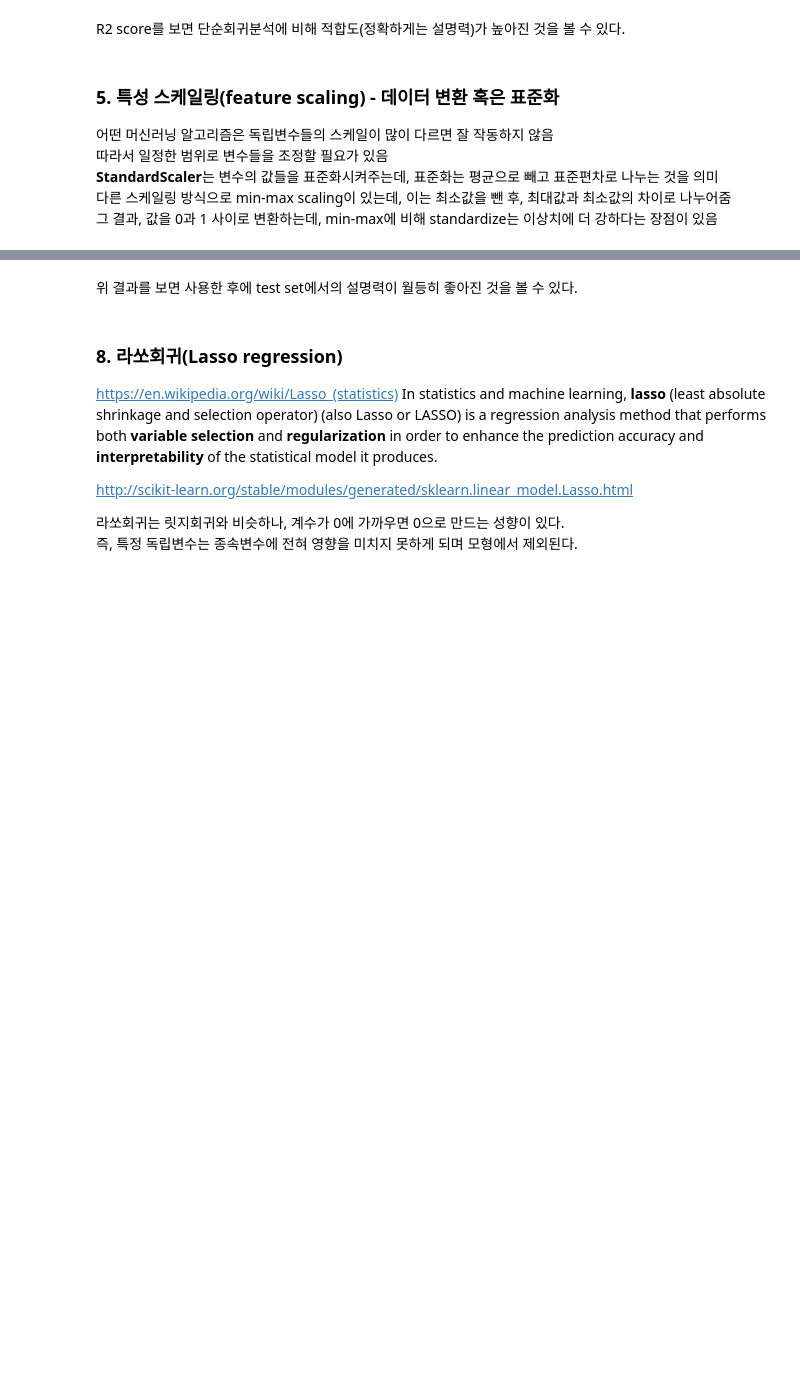
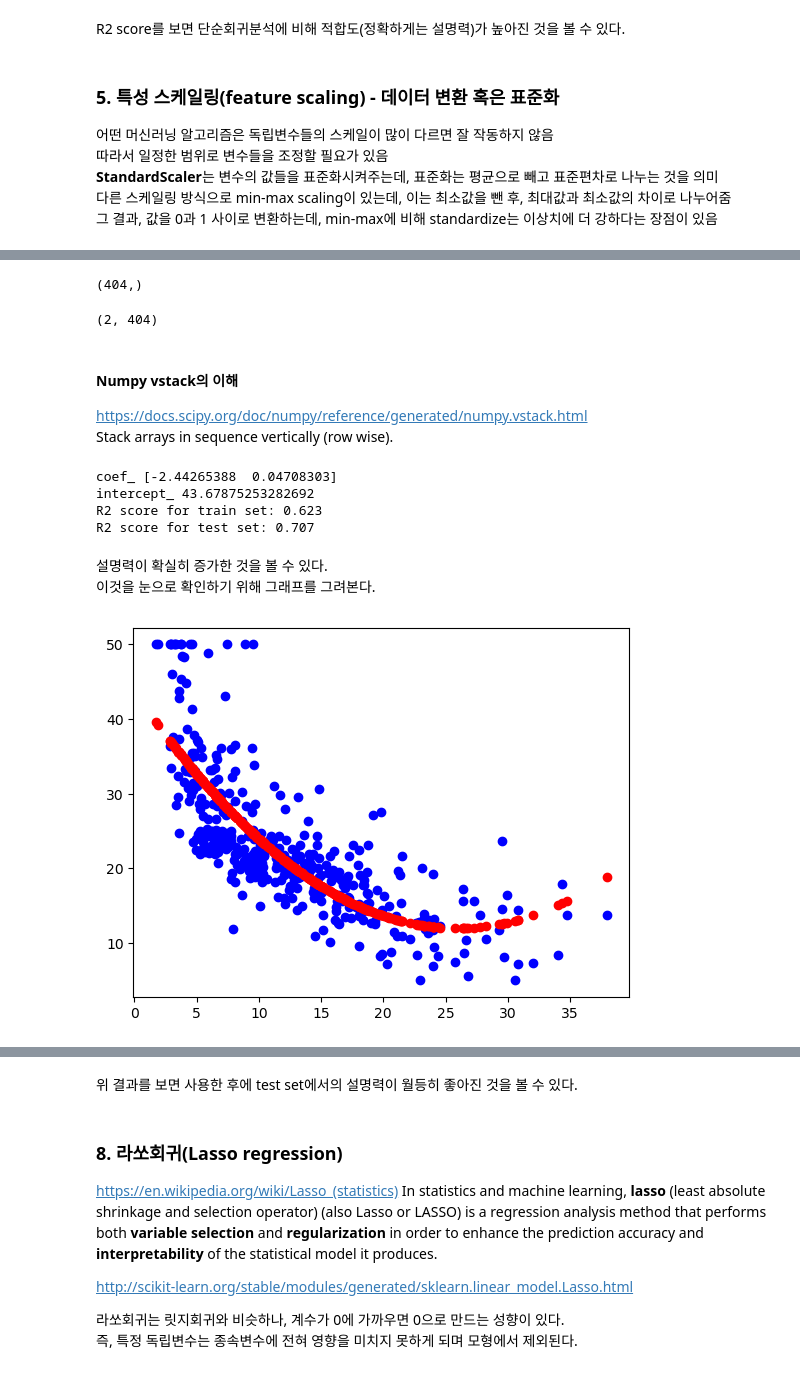
Before and after one commit to supark1227/MachineLearning, a Jupyter notebook: 06.LinearRegression.ipynb, the cells around one changed output, grey strips where cells are left out. Cells and saved outputs as stored; diff of their text form; code cells hidden in the pictures; blank space fills up the shorter version.

```diff
--- a/06.LinearRegression.ipynb
+++ b/06.LinearRegression.ipynb
@@ -251,0 +375,43 @@ R2 score for test set: 0.793
+# %%
+#x제곱을 계산
+X2 = X_train[:, -1]**2
+X2.shape
+# %% [output]
+(404,)
+# %%
+#x와 x제곱을 묶어서 train set으로 만들기 위해 vstack을 사용
+X_train_new = np.vstack((X_train[:, -1], X2))
+X_train_new.shape
+# %% [output]
+(2, 404)
+# %% [markdown]
+#### Numpy vstack의 이해
+https://docs.scipy.org/doc/numpy/reference/generated/numpy.vstack.html
+<br> Stack arrays in sequence vertically (row wise).
+# %%
+#전치를 해서 새로운 데이터 셋을 생성
+X_train_new = X_train_new.T
+X_test_new = np.vstack((X_test[:, -1], X_test[:, -1]**2)).T
+
+lr = LinearRegression().fit(X_train_new, Y_train)
+
+#모형 기본 정보 보기
+print('coef_', lr.coef_) #기울기, 그래프를 생각하면 음수가 나와야 함
+print('intercept_', lr.intercept_)
+print('R2 score for train set: {:.3f}'.format(lr.score(X_train_new, Y_train)))
+# test set에 대한 예측
+print('R2 score for test set: {:.3f}'.format(lr.score(X_test_new, Y_test)))
+# %% [output]
+coef_ [-2.44265388  0.04708303]
+intercept_ 43.67875253282692
+R2 score for train set: 0.623
+R2 score for test set: 0.707
+# %% [markdown]
+설명력이 확실히 증가한 것을 볼 수 있다.
+<br>이것을 눈으로 확인하기 위해 그래프를 그려본다.
+# %%
+plt.plot(X_train[:, -1], Y_train, 'bo')
+plt.plot(X_train[:, -1], lr.predict(X_train_new), 'ro')
+plt.show()
+# %% [output]
+[figure, added]
```
Also changed, not shown: parts of 60 cells of this notebook.
